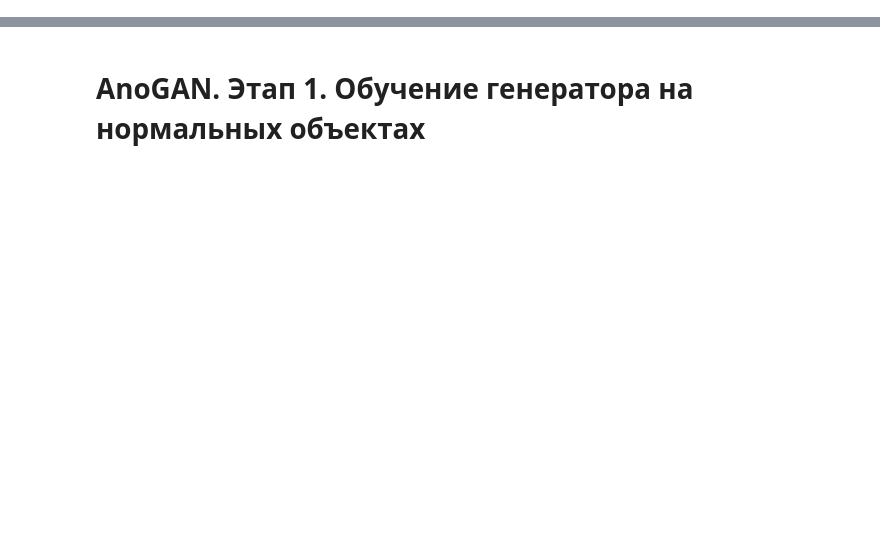
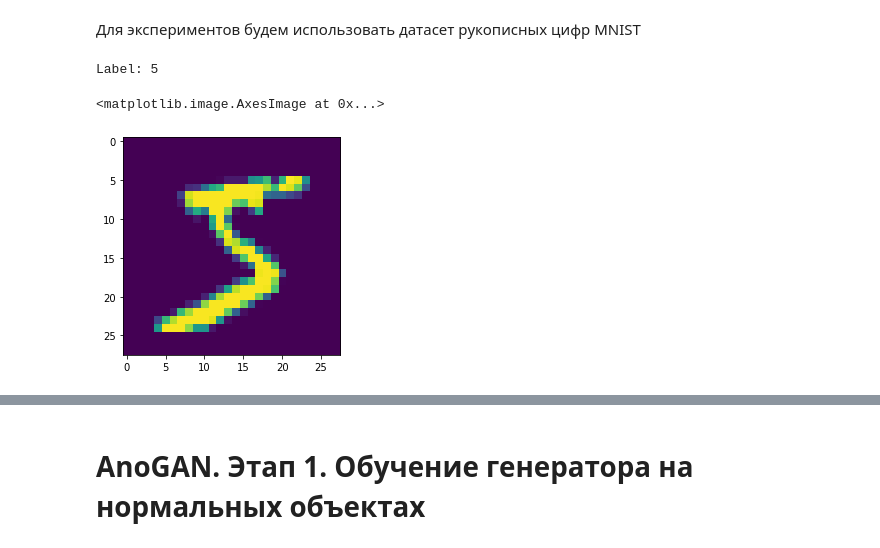
Before and after one commit to MaximArtemev/hse_gans, a Jupyter notebook: Sirius/AnoGAN-Pytorch/Mnist_version/AnoGAN_MNIST.ipynb, the cells around one changed output, grey strips where cells are left out. Drawn from its saved outputs; the diff is of its cells as text; code cells hidden in the pictures; blank space fills up the shorter version.

```diff
--- a/Sirius/AnoGAN-Pytorch/Mnist_version/AnoGAN_MNIST.ipynb
+++ b/Sirius/AnoGAN-Pytorch/Mnist_version/AnoGAN_MNIST.ipynb
@@ -26,3 +26,5 @@ from collections import OrderedDict
 
 В связи с этим, большинство алгоритмов поиска аномалий, таких как OneClass-SVM и Isolation Forest, основываются на ***гипотезе о компактности***, когда нормальные объекты образуют некоторый кластер или группу кластеров (см. рис. ниже)
 ![](https://developer.mindsphere.io/apis/analytics-anomalydetection/images/DBSCAN.png)
+# %% [markdown]
+Для экспериментов будем использовать датасет рукописных цифр MNIST
@@ -28,0 +58,8 @@ from collections import OrderedDict
+# %%
+img, label = mnist_train[0] # первый элемент обучающей выборки
+print(f'Label: {label}')
+plt.imshow(img[0,:,:])
+# %% [output]
+Label: 5
+<matplotlib.image.AxesImage at 0x...>
+[figure, added]
```
Also changed, not shown: parts of 31 cells of this notebook.
